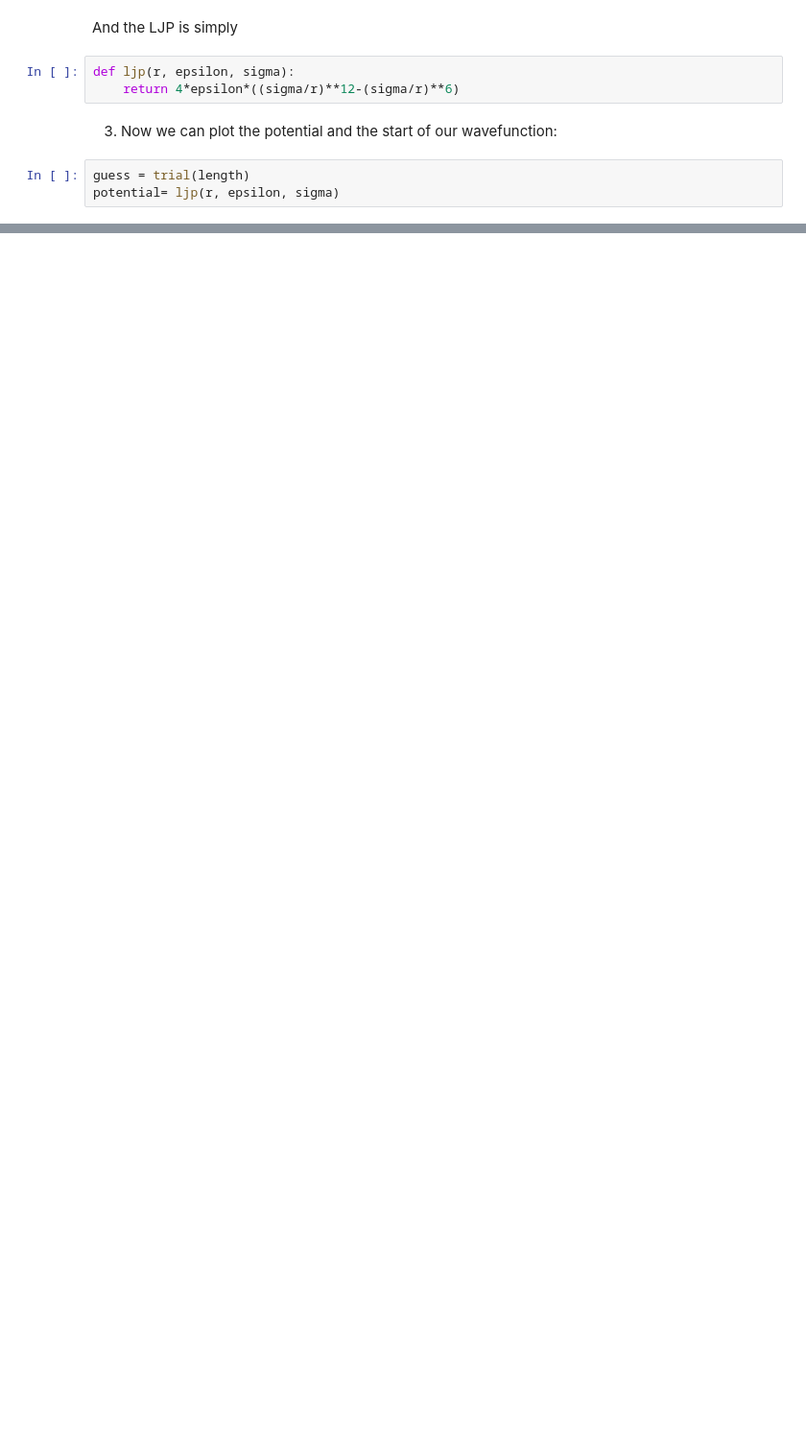
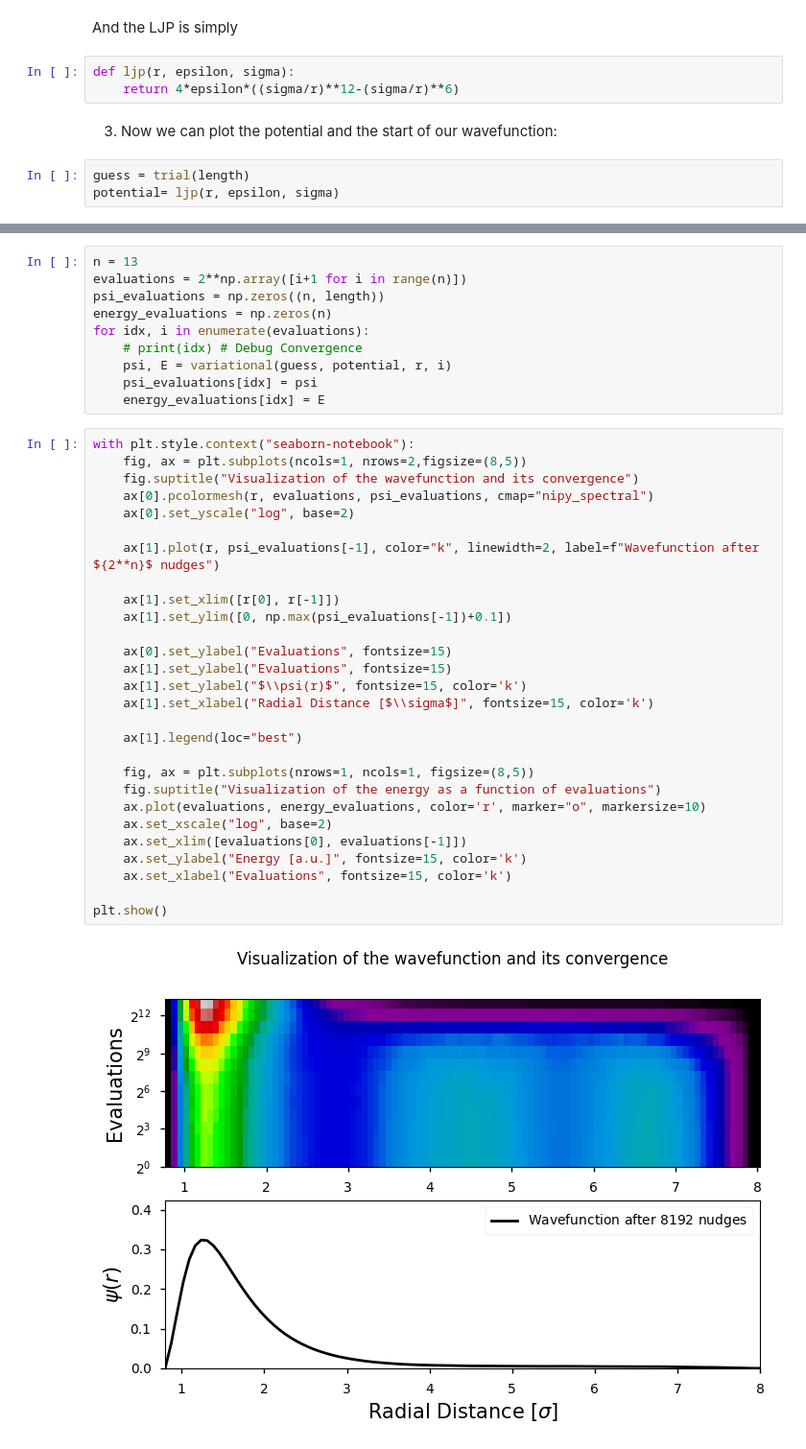
Before and after one commit to trevorolsson/Comp.-Phys.-Projects, a Jupyter notebook: Project 6/project6.ipynb, the cells around one changed output, grey strips where cells are left out. Shown at 96% size. Drawn from its saved outputs; the diff is of its cells as text; blank space fills up the shorter version.

```diff
--- a/Project 6/project6.ipynb
+++ b/Project 6/project6.ipynb
@@ -168,0 +181,40 @@ plt.show()
+# %%
+n = 13
+evaluations = 2**np.array([i+1 for i in range(n)])
+psi_evaluations = np.zeros((n, length))
+energy_evaluations = np.zeros(n)
+for idx, i in enumerate(evaluations):
+    # print(idx) # Debug Convergence
+    psi, E = variational(guess, potential, r, i)
+    psi_evaluations[idx] = psi
+    energy_evaluations[idx] = E
+# %%
+with plt.style.context("seaborn-notebook"):
+    fig, ax = plt.subplots(ncols=1, nrows=2,figsize=(8,5))
+    fig.suptitle("Visualization of the wavefunction and its convergence")
+    ax[0].pcolormesh(r, evaluations, psi_evaluations, cmap="nipy_spectral")
+    ax[0].set_yscale("log", base=2)
+
+    ax[1].plot(r, psi_evaluations[-1], color="k", linewidth=2, label=f"Wavefunction after ${2**n}$ nudges")
+
+    ax[1].set_xlim([r[0], r[-1]])
+    ax[1].set_ylim([0, np.max(psi_evaluations[-1])+0.1])
+
+    ax[0].set_ylabel("Evaluations", fontsize=15)
+    ax[1].set_ylabel("Evaluations", fontsize=15)
+    ax[1].set_ylabel("$\\psi(r)$", fontsize=15, color='k')
+    ax[1].set_xlabel("Radial Distance [$\\sigma$]", fontsize=15, color='k')
+
+    ax[1].legend(loc="best")
+
+    fig, ax = plt.subplots(nrows=1, ncols=1, figsize=(8,5))
+    fig.suptitle("Visualization of the energy as a function of evaluations")
+    ax.plot(evaluations, energy_evaluations, color='r', marker="o", markersize=10)
+    ax.set_xscale("log", base=2)
+    ax.set_xlim([evaluations[0], evaluations[-1]])
+    ax.set_ylabel("Energy [a.u.]", fontsize=15, color='k')
+    ax.set_xlabel("Evaluations", fontsize=15, color='k')
+
+plt.show()
+# %% [output]
+[figure, added]
```
Also changed, not shown: parts of 51 cells of this notebook.
